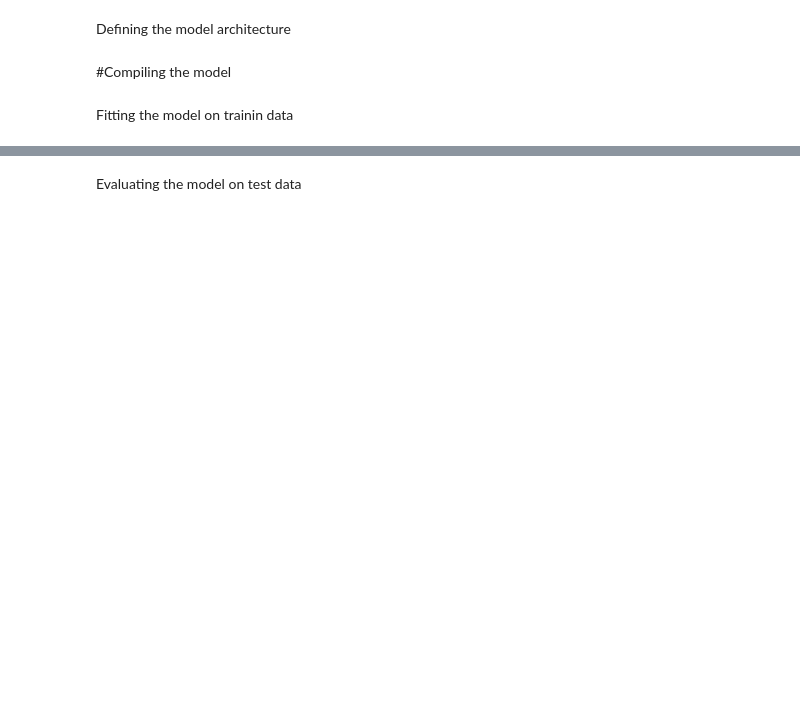
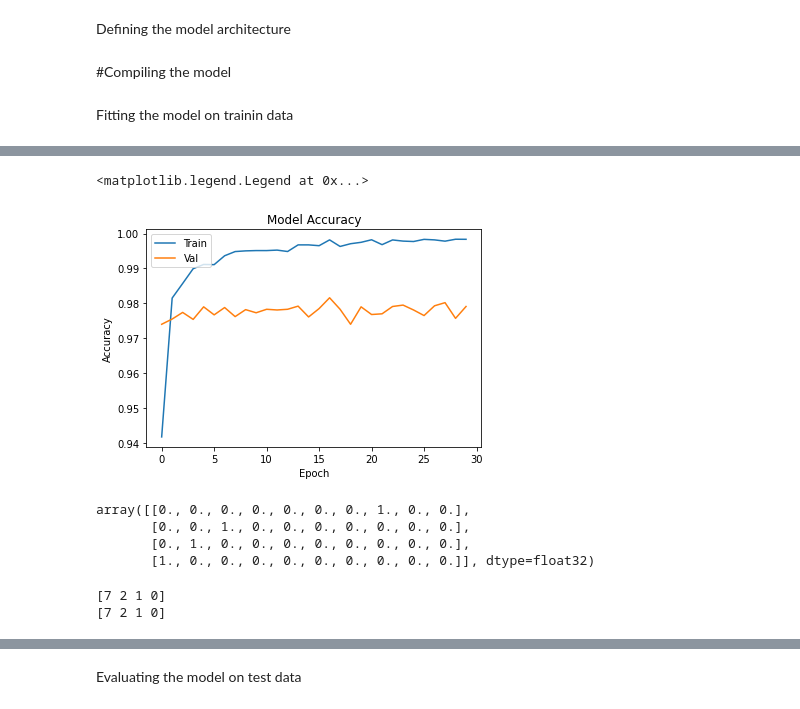
Before and after one commit to jssaini7815/Basic-Python, a Jupyter notebook: DigitRecognition_train_Model.ipynb, the cells around one changed output, grey strips where cells are left out. Drawn from its saved outputs; the diff is of its cells as text; code cells hidden in the pictures; blank space fills up the shorter version.

```diff
--- a/DigitRecognition_train_Model.ipynb
+++ b/DigitRecognition_train_Model.ipynb
@@ -65,26 +124,28 @@ y_test=keras.utils.to_categorical(y_test,num_classes)
 # %% [markdown]
 Defining the model architecture
 # %%
-model =Sequential()
-model.add(Conv2D(32,kernel_size=(3,3),activation='relu',input_shape=input_shape))
-model.add(Conv2D(64,(3,3),activation='relu'))
-model.add(MaxPooling2D(pool_size=(2,2)))
-model.add(Dropout(0.25))
-model.add(Flatten())
-model.add(Dense(128,activation='relu'))
-model.add(Dropout(0.5))
-model.add(Dense(num_classes,activation='softmax'))
+# model =Sequential()
+# model.add(Conv2D(32,kernel_size=(3,3),activation='relu',input_shape=input_shape))
+# model.add(Conv2D(64,(3,3),activation='relu'))
+# model.add(MaxPooling2D(pool_size=(2,2)))
+# model.add(Dropout(0.25))
+# model.add(Flatten())
+# model.add(Dense(128,activation='relu'))
+# model.add(Dropout(0.5))
+# model.add(Dense(num_classes,activation='softmax'))
 # %% [markdown]
 #Compiling the model
 # %%
-model.compile(loss=keras.losses.categorical_crossentropy,optimizer=keras.optimizers.Adam(),metrics=["accuracy"])
+model.compile(loss=keras.losses.categorical_crossentropy,
+              optimizer=keras.optimizers.Adam(),metrics=["accuracy"])
 # %%
-model.compile(loss=keras.losses.categorical_crossentropy,
-              optimizer=keras.optimizers.Adadelta(),
-              metrics=['accuracy'])
+# model.compile(loss=keras.losses.categorical_crossentropy,
+#               optimizer=keras.optimizers.Adadelta(),
+#               metrics=['accuracy'])
 # %% [markdown]
 Fitting the model on trainin data
 # %%
-model.fit(x_train,y_train,batch_size=128,epochs=30,verbose=1,validation_data=(x_test,y_test))
+#Train the model
+hist=model.fit(x_train,y_train_one_hot,batch_size=128,epochs=30,verbose=1,validation_data=(x_test,y_test_one_hot))
 # %% [output]
 Epoch 1/30
@@ -107,0 +168,28 @@ Epoch 30/30
+# %%
+#Visualize the models accuracy
+plt.plot(hist.history["accuracy"])
+plt.plot(hist.history['val_accuracy'])
+plt.title("Model Accuracy")
+plt.ylabel('Accuracy')
+plt.xlabel('Epoch')
+plt.legend(['Train','Val'],loc='upper left')
+# %% [output]
+<matplotlib.legend.Legend at 0x...>
+[figure, added]
+# %%
+#show predictioons as probabilities fo rthe first 4 images in the test set
+predictions=model.predict(x_test[:4])
+predictions
+# %% [output]
+array([[0., 0., 0., 0., 0., 0., 0., 1., 0., 0.],
+       [0., 0., 1., 0., 0., 0., 0., 0., 0., 0.],
+       [0., 1., 0., 0., 0., 0., 0., 0., 0., 0.],
+       [1., 0., 0., 0., 0., 0., 0., 0., 0., 0.]], dtype=float32)
+# %%
+#print our predictions as number labels for the first 4 images
+print(np.argmax(predictions,axis=1))
+#print the actual labels
+print(y_test[:4])
+# %% [output]
+[7 2 1 0]
+[7 2 1 0]
```
Also changed, not shown: parts of 29 cells of this notebook.
